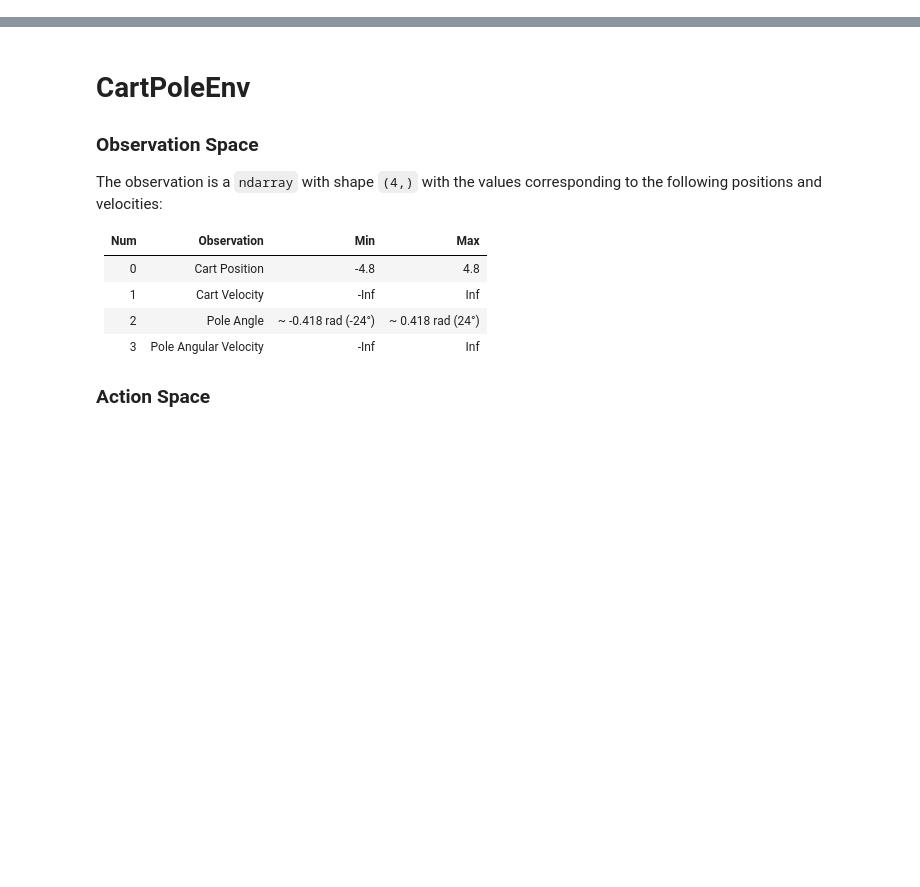
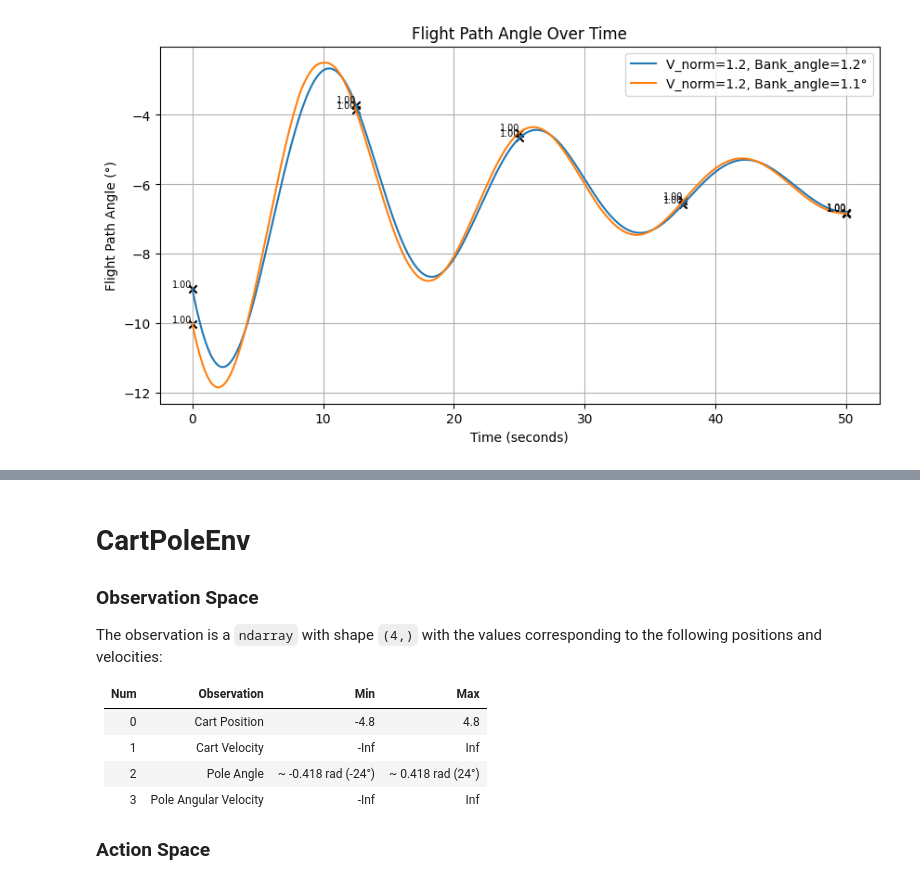
Before and after one commit to nicoRomeroCuruchet/DynamicProgramming, a Jupyter notebook: testing.ipynb, the cells around one changed output, grey strips where cells are left out. Cells and saved outputs as stored; diff of their text form; code cells hidden in the pictures; blank space fills up the shorter version.

```diff
--- a/testing.ipynb
+++ b/testing.ipynb
@@ -90,0 +132,83 @@ Action: [-0.4    0.262] | Reward: -16.290134893854955 | State: [9.7272277e-04 2.
+# %%
+import numpy as np
+import matplotlib.pyplot as plt
+from utils.utils import get_optimal_action
+
+# Define multiple initial states (each row is [flight_path_angle, V_norm, bank_angle])
+initial_states = [
+    [np.deg2rad(-9), 1.2, np.deg2rad(1.2)],
+     [np.deg2rad(-10), 1.2, np.deg2rad(1.1)],
+    #[np.deg2rad(-13), 1.2, np.deg2rad(90)],
+    #[np.deg2rad(-17), 1.0, np.deg2rad(140)],
+    #[np.deg2rad(-20), 0.8, np.deg2rad(180)]
+]
+
+plt.figure(figsize=(10, 5))  # Initialize plot
+
+# Loop through each initial state
+for initial_state in initial_states:
+    state = np.array(initial_state)  # Convert list to numpy array
+    glider.airplane.flight_path_angle = state[0]
+    glider.airplane.airspeed_norm = state[1]
+    glider.airplane.bank_angle = state[2]
+
+    # Storage for plotting
+    flight_path_angles = []
+    time_steps = []
+    cl_values = []
+
+    total_heigh_lost = 0
+    episode_length = 0
+    terminated = False
+
+    # Run simulation
+    while episode_length < 50:
+        action = get_optimal_action(state, pi)
+        prev_state = state.copy()
+        state, reward, terminated, _, _ = glider.step(action)
+        state = state[0]
+
+        total_heigh_lost += reward
+        episode_length += 0.01
+
+        # Convert to readable format
+        flight_path_angle = float(np.rad2deg(state[0]))
+        V_norm = float(state[1])
+        bank_angle = float(np.rad2deg(state[2]))
+        C_L = float(action[0])  # Extract lift coefficient
+
+        # Store values
+        flight_path_angles.append(flight_path_angle)
+        time_steps.append(episode_length)
+        cl_values.append(C_L)
+
+        print(f"Action: {np.round(action,3)} | Reward: {total_heigh_lost} | \
+                State: {flight_path_angle, V_norm, bank_angle} | Terminated: {terminated} |\
+                Episode Length: {episode_length} | C_L: {C_L}")
+
+        if terminated:
+            break
+
+    # Plot the curve
+    plt.plot(time_steps, flight_path_angles, label=f"V_norm={round(initial_state[1],2)}, Bank_angle={round(np.rad2deg(initial_state[2]),1)}°")
+
+    # Select 10 evenly spaced indices for C_L annotations
+    num_points = 5
+    if len(time_steps) > num_points:
+        indices = np.linspace(0, len(time_steps) - 1, num_points, dtype=int)
+    else:
+        indices = range(len(time_steps))  # If less than 10 points exist
+
+    # Plot markers and add annotations
+    for i in indices:
+        plt.scatter(time_steps[i], flight_path_angles[i], color="black", marker="x")  # Mark point
+        plt.text(time_steps[i], flight_path_angles[i], f"{cl_values[i]:.2f}", fontsize=7, verticalalignment='bottom', horizontalalignment='right')
+
+# Graph settings
+plt.xlabel("Time (seconds)")
+plt.ylabel("Flight Path Angle (°)")
+plt.title("Flight Path Angle Over Time")
+plt.legend()  # Automatically handles multiple curves
+plt.grid()
+plt.show()
+# %% [output]
@@ -90,0 +232 @@ Action: [-0.4    0.262] | Reward: -16.290134893854955 | State: [9.7272277e-04 2.
+[figure, added]
```
Also changed, not shown: parts of 9 cells of this notebook, 1 other file.
